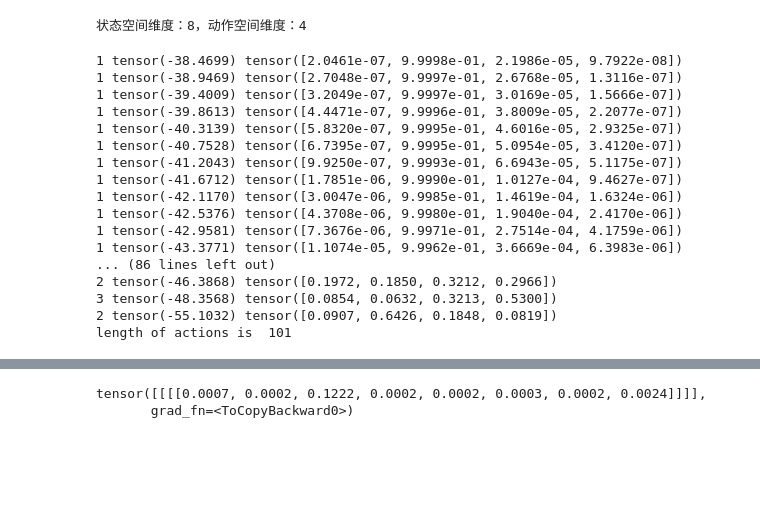
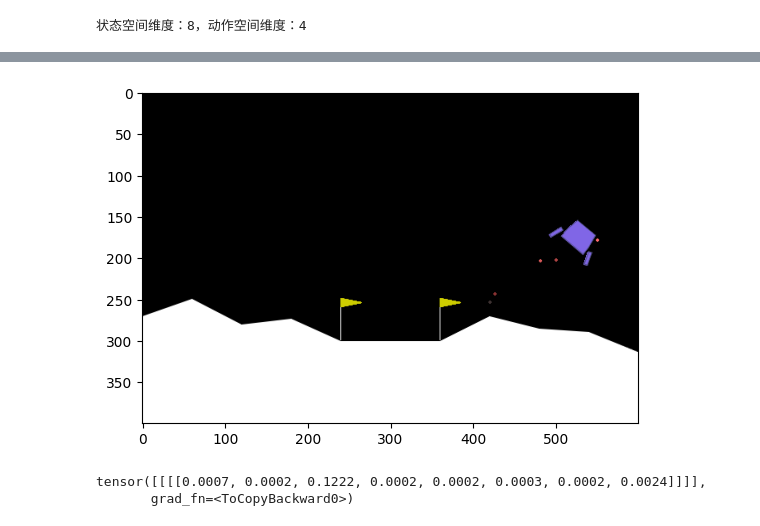
Before and after one commit to Linquer/Ubuntu2004WorkSpace, a Jupyter notebook: AttentionRL/StateAttentionPPO/01-Train.ipynb, the cells around one changed output, grey strips where cells are left out. Saved outputs shown, nothing was run; the diff lists cells and outputs as text; code cells hidden in the pictures; blank space fills up the shorter version.

```diff
--- a/AttentionRL/StateAttentionPPO/01-Train.ipynb
+++ b/AttentionRL/StateAttentionPPO/01-Train.ipynb
@@ -66,10 +66,10 @@ best_agent = torch.load('./Data/LunarLander-v2-StateAttention-Noise/540-600.pt')
 # %%
 from IPython import display
 import matplotlib.pyplot as plt
-# cfg = Config()
-# env, agent = env_agent_config(cfg)
-# draw_agent = agent
-draw_agent = best_agent
+cfg = Config()
+env, agent = env_agent_config(cfg)
+draw_agent = agent
+# draw_agent = best_agent
 draw_agent.actor.train()
 NUM_OF_TEST = 1
 test_total_reward = []
@@ -103,20 +103,3 @@ for i in range(len(actor_out)):
 draw_agent.actor.train()
 print("length of actions is ", len(actions))
 # %% [output]
-1 tensor(-38.4699) tensor([2.0461e-07, 9.9998e-01, 2.1986e-05, 9.7922e-08])
-1 tensor(-38.9469) tensor([2.7048e-07, 9.9997e-01, 2.6768e-05, 1.3116e-07])
-1 tensor(-39.4009) tensor([3.2049e-07, 9.9997e-01, 3.0169e-05, 1.5666e-07])
-1 tensor(-39.8613) tensor([4.4471e-07, 9.9996e-01, 3.8009e-05, 2.2077e-07])
-1 tensor(-40.3139) tensor([5.8320e-07, 9.9995e-01, 4.6016e-05, 2.9325e-07])
-1 tensor(-40.7528) tensor([6.7395e-07, 9.9995e-01, 5.0954e-05, 3.4120e-07])
-1 tensor(-41.2043) tensor([9.9250e-07, 9.9993e-01, 6.6943e-05, 5.1175e-07])
-1 tensor(-41.6712) tensor([1.7851e-06, 9.9990e-01, 1.0127e-04, 9.4627e-07])
-1 tensor(-42.1170) tensor([3.0047e-06, 9.9985e-01, 1.4619e-04, 1.6324e-06])
-1 tensor(-42.5376) tensor([4.3708e-06, 9.9980e-01, 1.9040e-04, 2.4170e-06])
-1 tensor(-42.9581) tensor([7.3676e-06, 9.9971e-01, 2.7514e-04, 4.1759e-06])
-1 tensor(-43.3771) tensor([1.1074e-05, 9.9962e-01, 3.6669e-04, 6.3983e-06])
-... (86 lines left out)
-2 tensor(-46.3868) tensor([0.1972, 0.1850, 0.3212, 0.2966])
-3 tensor(-48.3568) tensor([0.0854, 0.0632, 0.3213, 0.5300])
-2 tensor(-55.1032) tensor([0.0907, 0.6426, 0.1848, 0.0819])
-length of actions is  101
@@ -124,3 +106,4 @@ length of actions is  101
+[figure, added]
 # %%
 d2l.show_heatmaps(draw_agent.actor.atten.view(1, 1, 1, 8).cpu(), 'x', 'y')
 draw_agent.actor.atten.view(1, 1, 1, 8).cpu()
```
Also changed, not shown: parts of 1 cell of this notebook, 10 other files.
